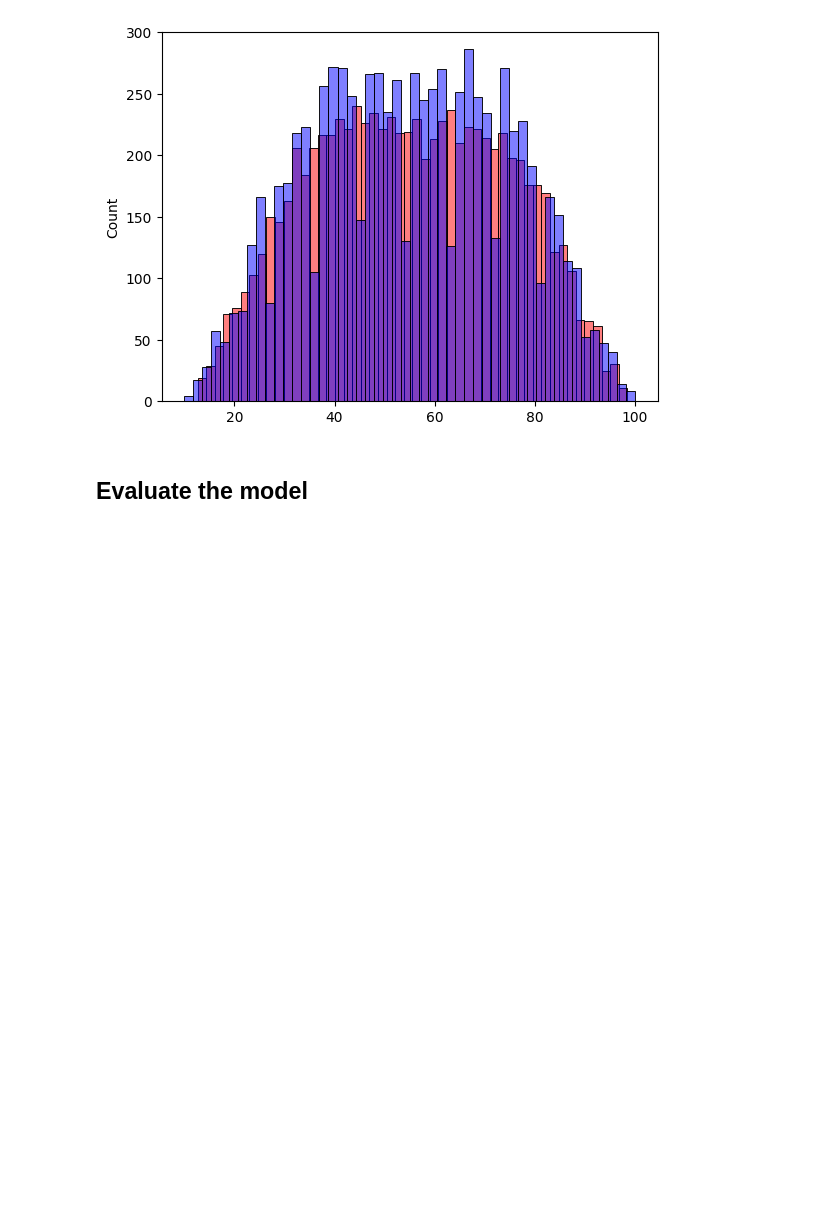
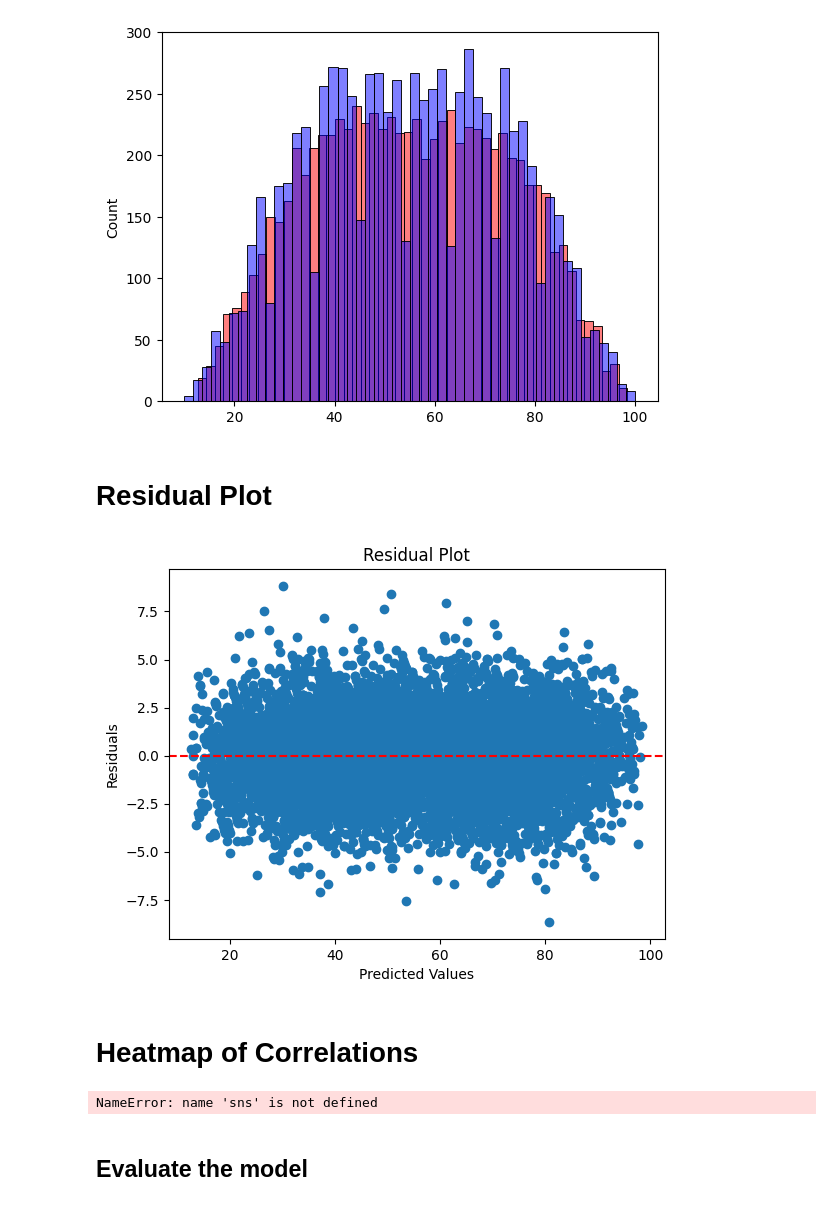
Before and after one commit to RamadeviKN/Student-Performance-Analysis-Using-Machine-Learning, a Jupyter notebook: Regression/student_performance_ml_regression.ipynb, the cells around one changed output. Cells and saved outputs as stored; diff of their text form; code cells hidden in the pictures; blank space fills up the shorter version.

```diff
--- a/Regression/student_performance_ml_regression.ipynb
+++ b/Regression/student_performance_ml_regression.ipynb
@@ -100,6 +107,30 @@ sns.histplot(y_train, color='blue', alpha=0.5, bins=50)
 # %% [output]
 <Axes: ylabel='Count'>
 [figure]
+# %% [markdown]
+# Residual Plot
+# %%
+# Calculate residuals
+residuals = y_train - y_train_pred
+
+# Plot the residuals
+plt.scatter(y_train_pred, residuals)
+plt.axhline(y=0, color='r', linestyle='--')
+plt.xlabel('Predicted Values')
+plt.ylabel('Residuals')
+plt.title('Residual Plot')
+plt.show()
+# %% [output]
+[figure, added]
+# %% [markdown]
+# Heatmap of Correlations
+# %%
+# Plot heatmap
+sns.heatmap(dataset.corr(), annot=True, cmap='coolwarm')
+plt.title('Heatmap of Feature Correlations')
+plt.show()
+# %% [output]
+NameError: name 'sns' is not defined
 # %% [markdown]
 ## Evaluate the model
 # %%
```
Also changed, not shown: parts of 2 cells of this notebook.
